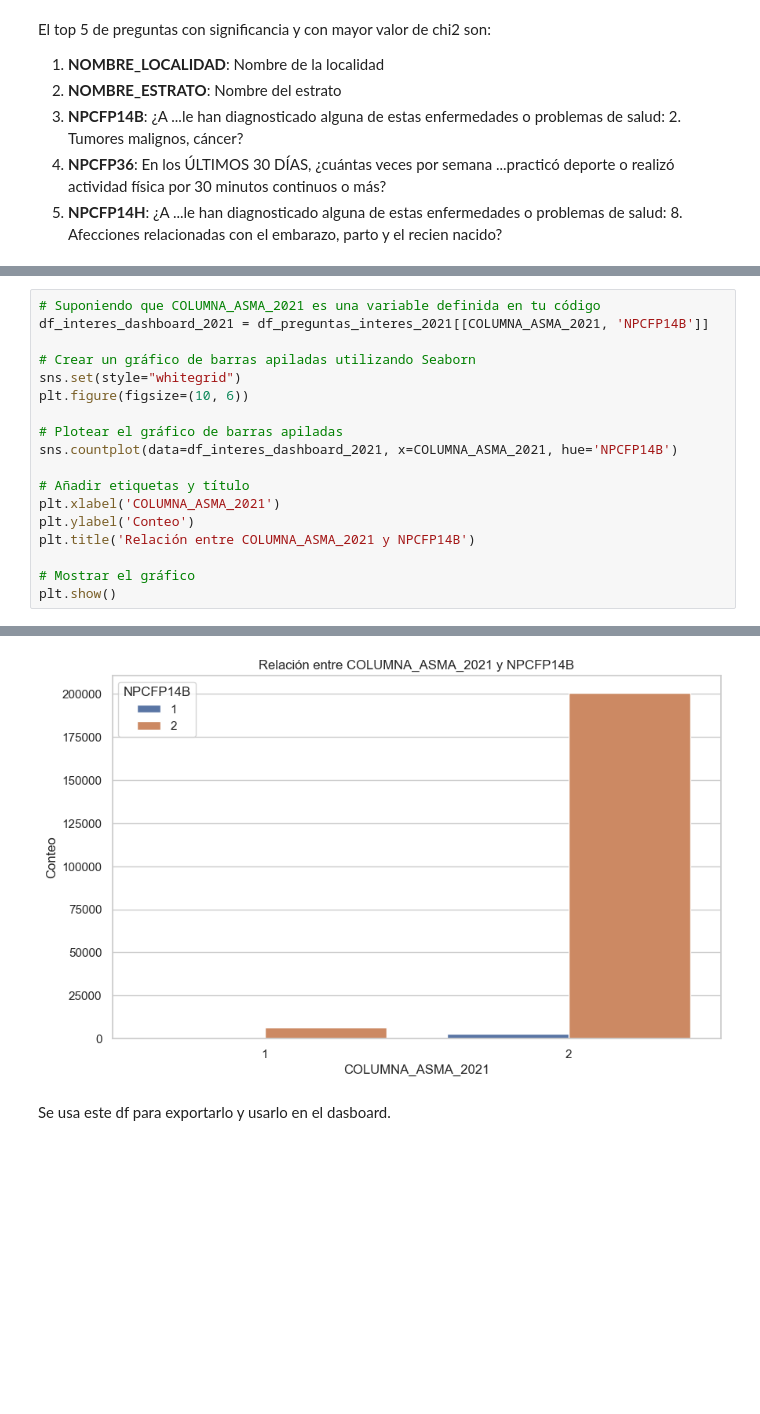
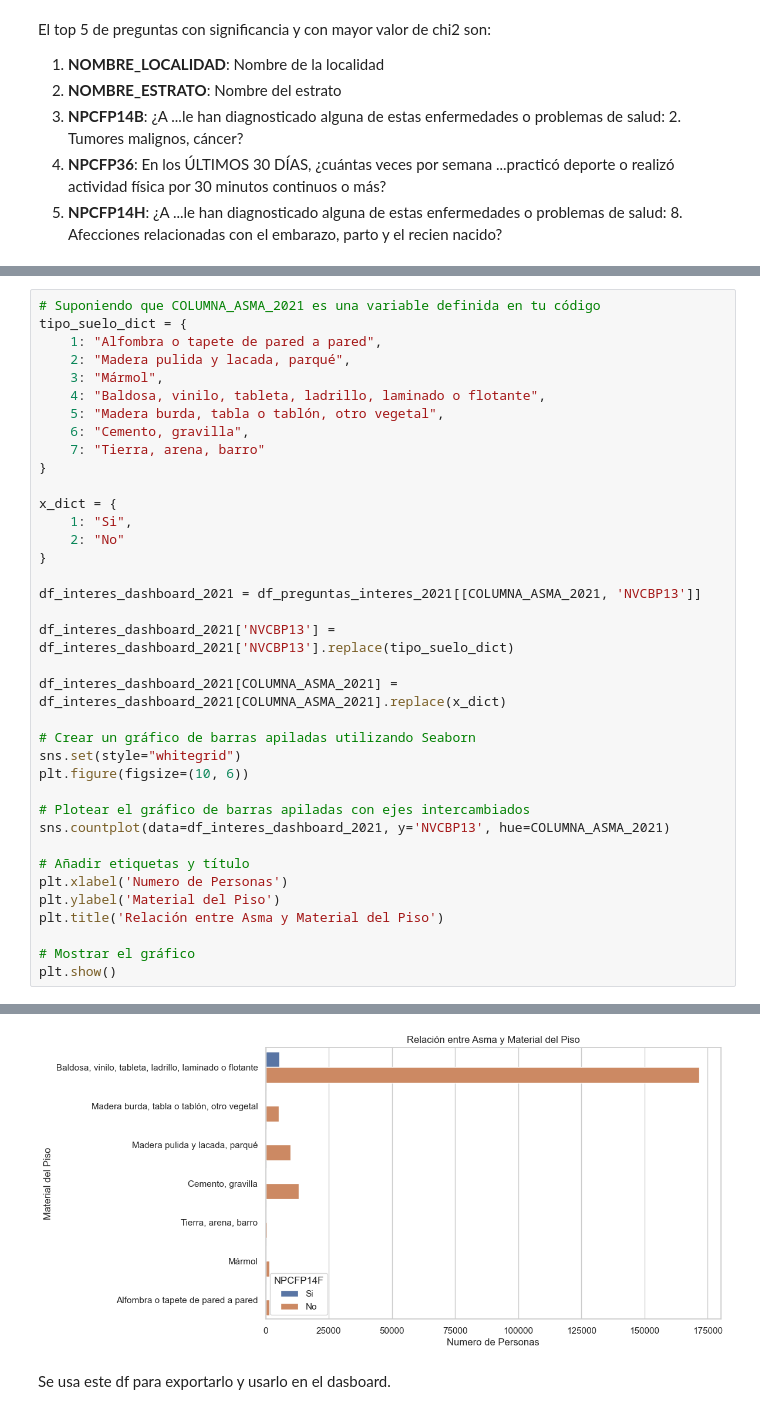
Before and after one commit to spaeres/PROYECTO-2-BI, a Jupyter notebook: proyecto-2-BI.ipynb, the cells around one changed output, grey strips where cells are left out. Cells and saved outputs as stored; diff of their text form; blank space fills up the shorter version.

```diff
--- a/proyecto-2-BI.ipynb
+++ b/proyecto-2-BI.ipynb
@@ -1079,19 +1081,38 @@ df_interes_dashboard_2021
 209999 rows × 2 columns
 # %%
 # Suponiendo que COLUMNA_ASMA_2021 es una variable definida en tu código
-df_interes_dashboard_2021 = df_preguntas_interes_2021[[COLUMNA_ASMA_2021, 'NPCFP14B']]
+tipo_suelo_dict = {
+    1: "Alfombra o tapete de pared a pared",
+    2: "Madera pulida y lacada, parqué",
+    3: "Mármol",
+    4: "Baldosa, vinilo, tableta, ladrillo, laminado o flotante",
+    5: "Madera burda, tabla o tablón, otro vegetal",
+    6: "Cemento, gravilla",
+    7: "Tierra, arena, barro"
+}
+
+x_dict = {
+    1: "Si",
+    2: "No"
+}
+
+df_interes_dashboard_2021 = df_preguntas_interes_2021[[COLUMNA_ASMA_2021, 'NVCBP13']]
+
+df_interes_dashboard_2021['NVCBP13'] = df_interes_dashboard_2021['NVCBP13'].replace(tipo_suelo_dict)
+
+df_interes_dashboard_2021[COLUMNA_ASMA_2021] = df_interes_dashboard_2021[COLUMNA_ASMA_2021].replace(x_dict)
 
 # Crear un gráfico de barras apiladas utilizando Seaborn
 sns.set(style="whitegrid")
 plt.figure(figsize=(10, 6))
 
-# Plotear el gráfico de barras apiladas
-sns.countplot(data=df_interes_dashboard_2021, x=COLUMNA_ASMA_2021, hue='NPCFP14B')
+# Plotear el gráfico de barras apiladas con ejes intercambiados
+sns.countplot(data=df_interes_dashboard_2021, y='NVCBP13', hue=COLUMNA_ASMA_2021)
 
 # Añadir etiquetas y título
-plt.xlabel('COLUMNA_ASMA_2021')
-plt.ylabel('Conteo')
-plt.title('Relación entre COLUMNA_ASMA_2021 y NPCFP14B')
+plt.xlabel('Numero de Personas')
+plt.ylabel('Material del Piso')
+plt.title('Relación entre Asma y Material del Piso')
 
 # Mostrar el gráfico
 plt.show()
@@ -1099,4 +1130,4 @@ plt.show()
-[figure, old version]
+[figure, new version]
 # %% [markdown]
 Se usa este df para exportarlo y usarlo en el dasboard.
 # %%
```
Also changed, not shown: parts of 4 cells of this notebook.
